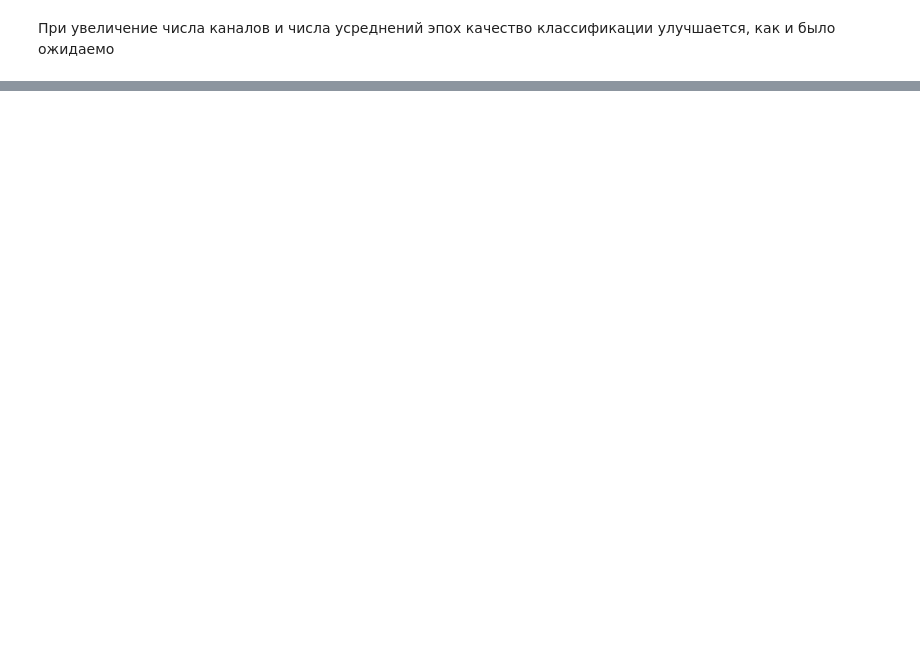
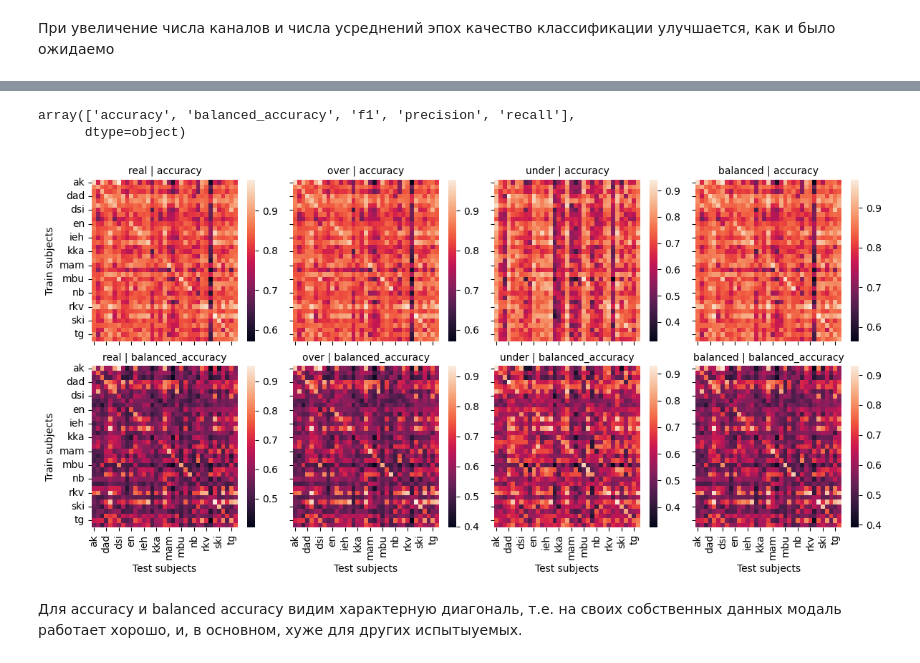
Before and after one commit to Tim-Ponomaryov/BCI_classifier, a Jupyter notebook: finding_errors.ipynb, the cells around one changed output, grey strips where cells are left out. Drawn from its saved outputs; the diff is of its cells as text; code cells hidden in the pictures; blank space fills up the shorter version.

```diff
--- a/finding_errors.ipynb
+++ b/finding_errors.ipynb
@@ -692,0 +714,2 @@ with plt.rc_context({'xtick.labelsize':15,
+# %%
+subjects = dataset.available_subjects
@@ -692,0 +758,27 @@ with plt.rc_context({'xtick.labelsize':15,
+# %%
+# Циклы для итерации по испытуемым и формам семплирования
+
+res_dict = {'train':[], 'test':[], 'model':[], 'sampling':[]}
+
+for subj_train, dataset in tqdm(datasets.items()):
+
+    train_set = dataset['train_set']
+
+    for sampl, data in train_set.items():
+        X_train = data['x']
+        y_train = data['y']
+
+        scaler = RobustScaler().fit(X_train)
+        X_train = scaler.transform(X_train)
+
+        lda = LDA().fit(X_train, y_train)
+        svm = SVC(kernel='linear', random_state=42).fit(X_train, y_train)
+
+        test_loop(datasets, res_dict, scaler, subj_train, sampl, lda, svm, models_names=['LDA', 'SVM'])
+# %%
+res = pd.DataFrame(res_dict)
+res.rename(columns={'models':'model'}, inplace=True)
+res = res.melt(id_vars=['train', 'test', 'model', 'sampling'], var_name='metric')
+res_lda = res[res.model=='LDA']
+res_svm = res[res.model=='SVM']
+res_svm.head()
@@ -692,0 +792,5 @@ with plt.rc_context({'xtick.labelsize':15,
+# %%
+res_svm.metric.unique()
+# %% [output]
+array(['accuracy', 'balanced_accuracy', 'f1', 'precision', 'recall'],
+      dtype=object)
@@ -692,0 +803,18 @@ with plt.rc_context({'xtick.labelsize':15,
+# %%
+def draw_heatmap(*args, **kwargs):
+    data = kwargs.pop('data')
+    d = data.pivot(index=args[1], columns=args[0], values=args[2])
+    sns.heatmap(d,**kwargs)
+# %%
+g = sns.FacetGrid(res_svm[res_svm.metric.isin(['accuracy', 'balanced_accuracy'])], col='sampling', row='metric')
+g.set_titles('{col_name} | {row_name}')
+# g.map_dataframe(draw_heatmap, 'train', 'test', 'value', vmin=0.4 ,vmax=1)
+g.map_dataframe(draw_heatmap, 'train', 'test', 'value')
+g.set_xlabels('Test subjects')
+g.set_ylabels('Train subjects')
+plt.savefig('all_vs_all_lda.jpg', dpi=300)
+plt.show()
+# %% [output]
+[figure, added]
+# %% [markdown]
+Для accuracy и balanced accuracy видим характерную диагональ, т.е. на своих собственных данных модаль работает хорошо, и, в основном, хуже для других испытыуемых.
```
Also changed, not shown: parts of 13 cells of this notebook.
